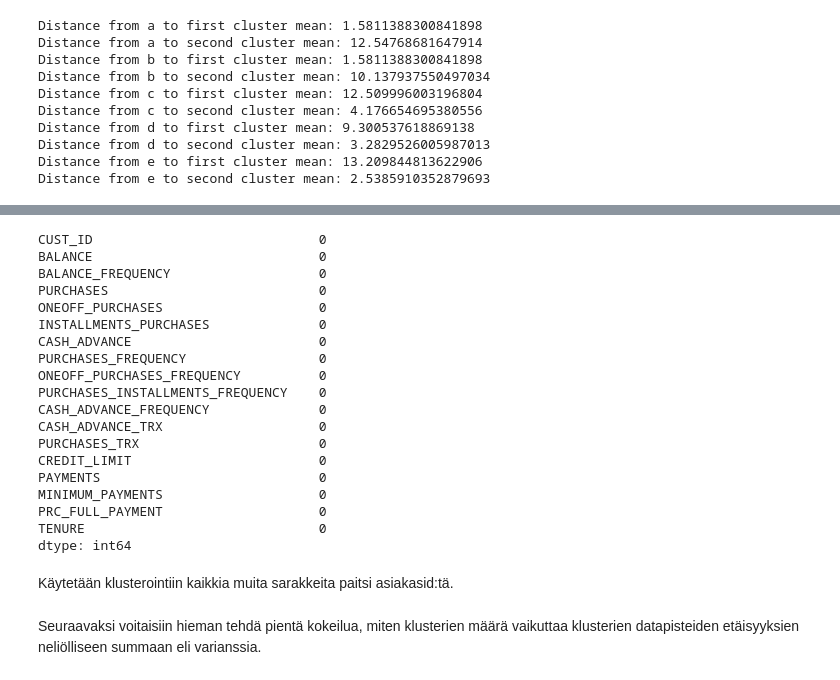
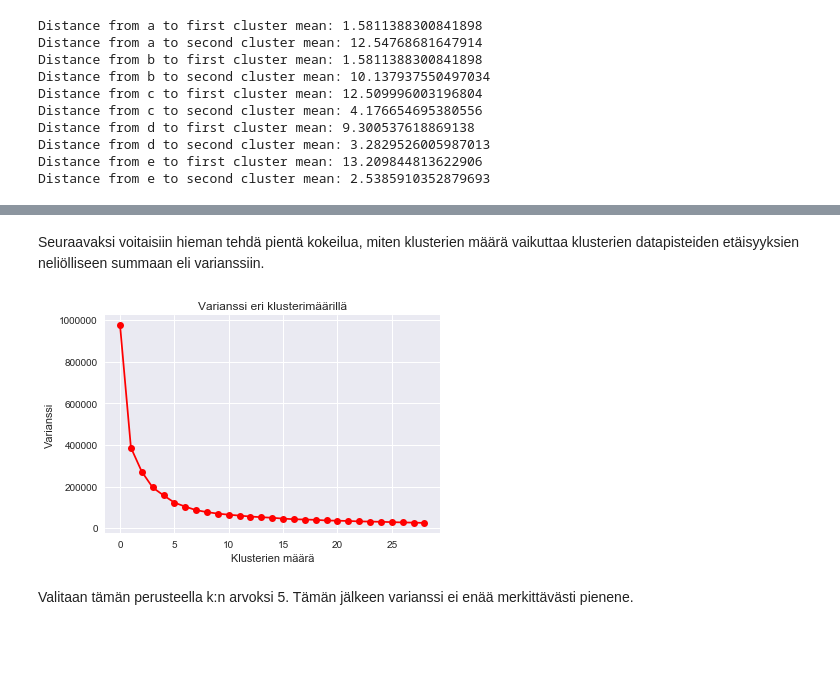
Before and after one commit to OSlevelUPkoodarit/OSlevelUPkoodarit.github.io, a Jupyter notebook: notebooks/klusterointi_material.ipynb, the cells around one changed output, grey strips where cells are left out. Drawn from its saved outputs; the diff is of its cells as text; code cells hidden in the pictures; blank space fills up the shorter version.

```diff
--- a/notebooks/klusterointi_material.ipynb
+++ b/notebooks/klusterointi_material.ipynb
@@ -275,2 +253,0 @@ Tehdään nyt vähän laiskasti ja korvataan puuttuvat arvo mediaanilla:
-# %%
-df['MINIMUM_PAYMENTS']=df['MINIMUM_PAYMENTS'].fillna(df['MINIMUM_PAYMENTS'].median())
@@ -299,26 +254,20 @@ dtype: int64
-# %%
-df['CREDIT_LIMIT']=df['CREDIT_LIMIT'].fillna(df['CREDIT_LIMIT'].median())
-# %%
-df.isna().sum()
-# %% [output]
-CUST_ID                             0
-BALANCE                             0
-BALANCE_FREQUENCY                   0
-PURCHASES                           0
-ONEOFF_PURCHASES                    0
-INSTALLMENTS_PURCHASES              0
-CASH_ADVANCE                        0
-PURCHASES_FREQUENCY                 0
-ONEOFF_PURCHASES_FREQUENCY          0
-PURCHASES_INSTALLMENTS_FREQUENCY    0
-CASH_ADVANCE_FREQUENCY              0
-CASH_ADVANCE_TRX                    0
-PURCHASES_TRX                       0
-CREDIT_LIMIT                        0
-PAYMENTS                            0
-MINIMUM_PAYMENTS                    0
-PRC_FULL_PAYMENT                    0
-TENURE                              0
-dtype: int64
-# %% [markdown]
-Käytetään klusterointiin kaikkia muita sarakkeita paitsi asiakasid:tä.
+# %% [markdown]
+Seuraavaksi voitaisiin hieman tehdä pientä kokeilua, miten klusterien määrä vaikuttaa klusterien datapisteiden etäisyyksien neliölliseen summaan eli varianssiin.
+# %%
+from sklearn.cluster import KMeans
+
+variances = []
+for i in range(1, 30):
+    kmeans = KMeans(n_clusters=i, max_iter=200)
+    kmeans.fit_predict(df)
+    variances.append(kmeans.inertia_)
+
+plt.plot(variances, 'ro-', label="Variance")
+plt.title("Varianssi eri klusterimäärillä")
+plt.xlabel("Klusterien määrä")
+plt.ylabel("Varianssi")
+plt.show()
+# %% [output]
+[figure, added]
+# %% [markdown]
+Valitaan tämän perusteella k:n arvoksi 5. Tämän jälkeen varianssi ei enää merkittävästi pienene.
@@ -327,2 +280,0 @@ df_clustering=df.drop('CUST_ID', axis=1)
-# %% [markdown]
-Seuraavaksi voitaisiin hieman tehdä pientä kokeilua, miten klusterien määrä vaikuttaa klusterien datapisteiden etäisyyksien neliölliseen summaan eli varianssia.
```
Also changed, not shown: parts of 19 cells of this notebook.
